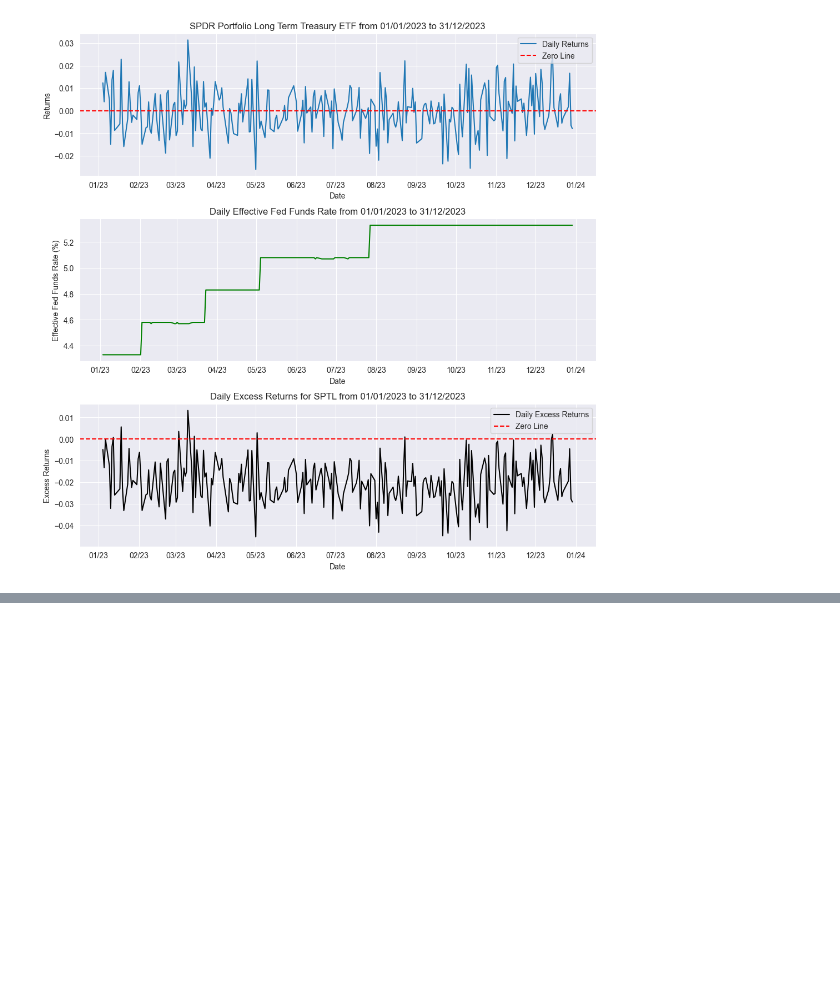
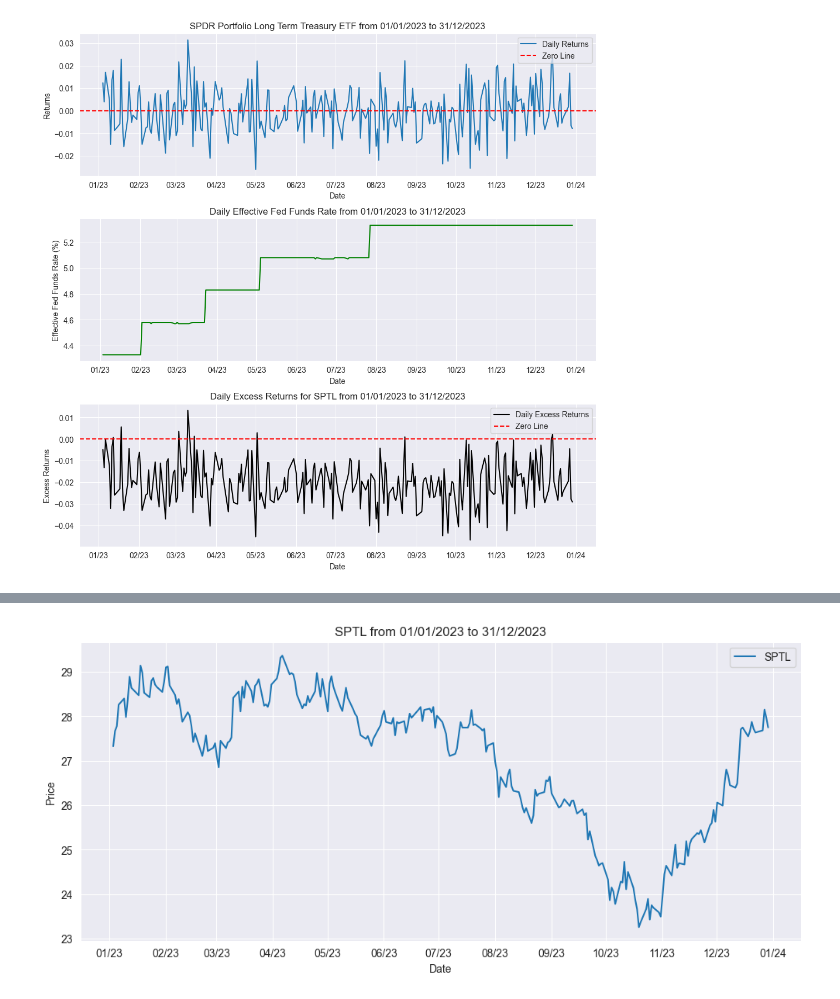
Before and after one commit to benhunt19/algo-trading-project, a Jupyter notebook: dataExploration.ipynb, the cells around one changed output, grey strips where cells are left out. Drawn from its saved outputs; the diff is of its cells as text; code cells hidden in the pictures; blank space fills up the shorter version.

```diff
--- a/dataExploration.ipynb
+++ b/dataExploration.ipynb
@@ -159,0 +154,18 @@ plt.show()
+# %%
+# Save processed data to dataframe
+yf_df['daily_risk_free'] = merged_df[DAILY_RISK_FREE]
+yf_df.to_csv(f'./data/{SPTL_TICKER}_2023.csv')
+# %%
+# Visulize overall structure of the data
+# Plot relevant numerical columns against Close price
+plt.figure(12, figsize=(12,5))
+plt.plot(yf_df['Date'], yf_df['Close'])
+plt.gca().xaxis.set_major_locator(mdates.MonthLocator())
+plt.gca().xaxis.set_major_formatter(mdates.DateFormatter('%m/%y'))
+plt.title(f'{SPTL_TICKER} from {start_formatted} to {end_formatted}')
+plt.legend([SPTL_TICKER])
+plt.xlabel('Date')
+plt.ylabel('Price')
+plt.grid(True)
+# %% [output]
+[figure, added]
```
Also changed, not shown: parts of 2 cells of this notebook, 7 other files.
